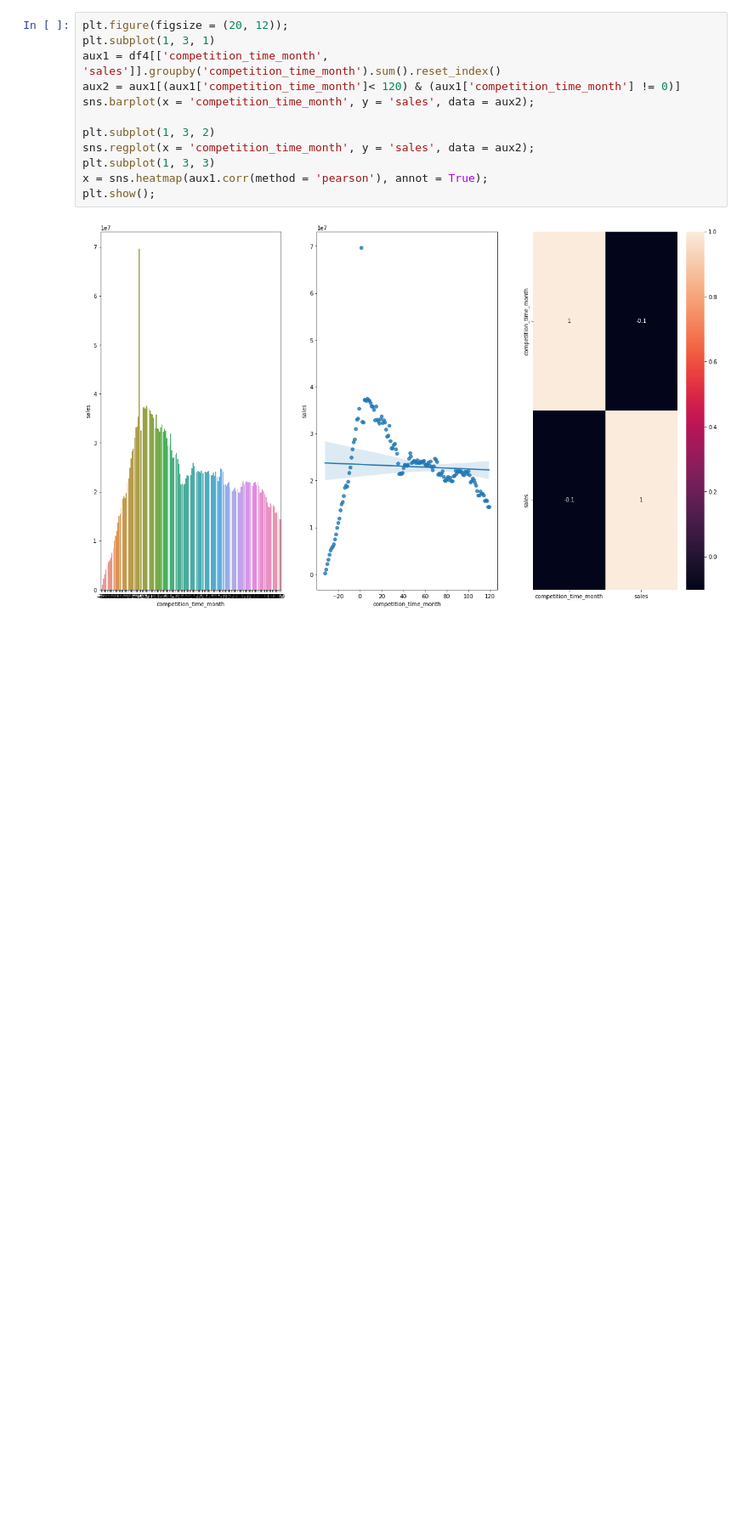
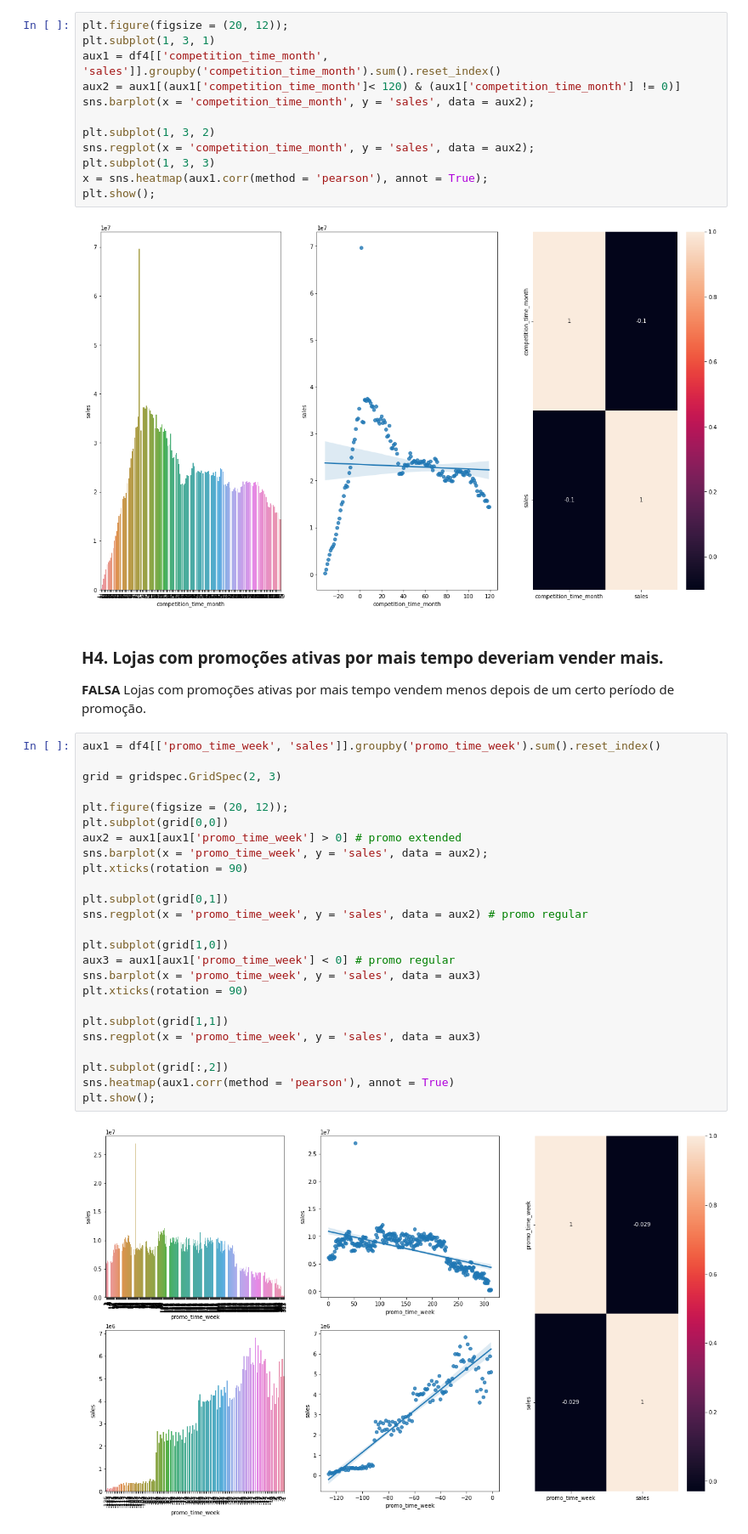
Before and after one commit to math-prog/Rossmann_Store_Sales, a Jupyter notebook: notebooks/m04_v01_store_sales_prediction.ipynb, the cells around one changed output. Shown: that part at 85% size. Cells and saved outputs as stored; diff of their text form; blank space fills up the shorter version.

```diff
--- a/notebooks/m04_v01_store_sales_prediction.ipynb
+++ b/notebooks/m04_v01_store_sales_prediction.ipynb
@@ -565,3 +585,33 @@ x = sns.heatmap(aux1.corr(method = 'pearson'), annot = True);
 plt.show();
 # %% [output]
 [figure]
+# %% [markdown]
+### **H4.** Lojas com promoções ativas por mais tempo deveriam vender mais.
+**FALSA** Lojas com promoções ativas por mais tempo vendem menos depois de um certo período de promoção.
+# %%
+aux1 = df4[['promo_time_week', 'sales']].groupby('promo_time_week').sum().reset_index()
+
+grid = gridspec.GridSpec(2, 3)
+
+plt.figure(figsize = (20, 12));
+plt.subplot(grid[0,0])
+aux2 = aux1[aux1['promo_time_week'] > 0] # promo extended
+sns.barplot(x = 'promo_time_week', y = 'sales', data = aux2);
+plt.xticks(rotation = 90)
+
+plt.subplot(grid[0,1])
+sns.regplot(x = 'promo_time_week', y = 'sales', data = aux2) # promo regular
+
+plt.subplot(grid[1,0])
+aux3 = aux1[aux1['promo_time_week'] < 0] # promo regular
+sns.barplot(x = 'promo_time_week', y = 'sales', data = aux3)
+plt.xticks(rotation = 90)
+
+plt.subplot(grid[1,1])
+sns.regplot(x = 'promo_time_week', y = 'sales', data = aux3)
+
+plt.subplot(grid[:,2])
+sns.heatmap(aux1.corr(method = 'pearson'), annot = True)
+plt.show();
+# %% [output]
+[figure, added]
```
Also changed, not shown: parts of 8 cells of this notebook.
